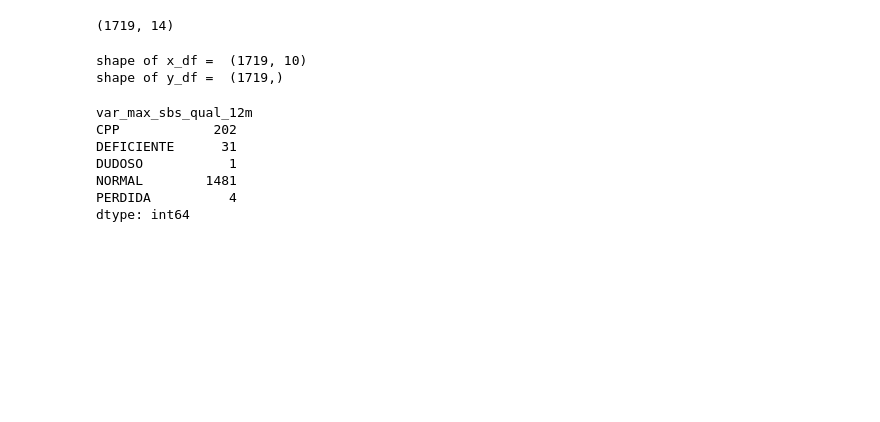
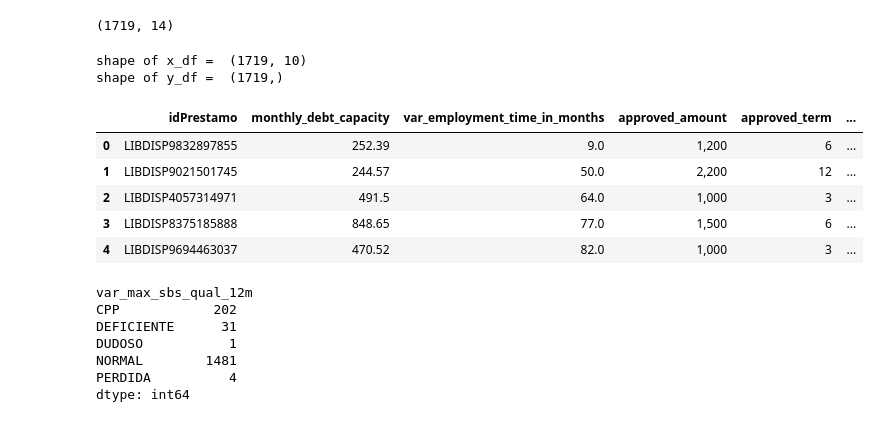
Before and after one commit to AbrahamG20/TPMachineLearning, a Jupyter notebook: TP_Machine_Learning.ipynb, the cells around one changed output. Drawn from its saved outputs; the diff is of its cells as text; code cells hidden in the pictures; blank space fills up the shorter version.

```diff
--- a/TP_Machine_Learning.ipynb
+++ b/TP_Machine_Learning.ipynb
@@ -37,6 +37,15 @@ print("shape of y_df = ", y_df.shape)
 # %% [output]
 shape of x_df =  (1719, 10)
 shape of y_df =  (1719,)
+# %%
+x_df.head()
+# %% [output]
+|  | idPrestamo | monthly_debt_capacity | var_employment_time_in_months | approved_amount | approved_term | ... |
+| 0 | LIBDISP9832897855 | 252.39 | 9.0 | 1,200 | 6 | ... |
+| 1 | LIBDISP9021501745 | 244.57 | 50.0 | 2,200 | 12 | ... |
+| 2 | LIBDISP4057314971 | 491.5 | 64.0 | 1,000 | 3 | ... |
+| 3 | LIBDISP8375185888 | 848.65 | 77.0 | 1,500 | 6 | ... |
+| 4 | LIBDISP9694463037 | 470.52 | 82.0 | 1,000 | 3 | ... |
 # %%
 x_df.groupby('var_max_sbs_qual_12m').size()
 # %% [output]
```
Also changed, not shown: parts of 10 cells of this notebook.
